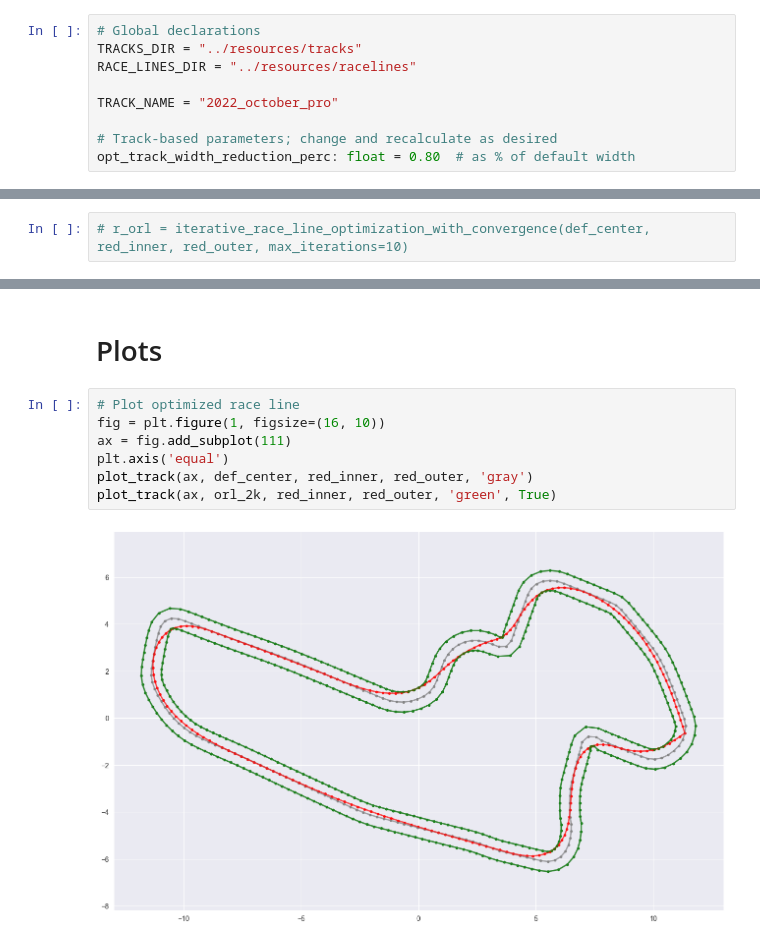
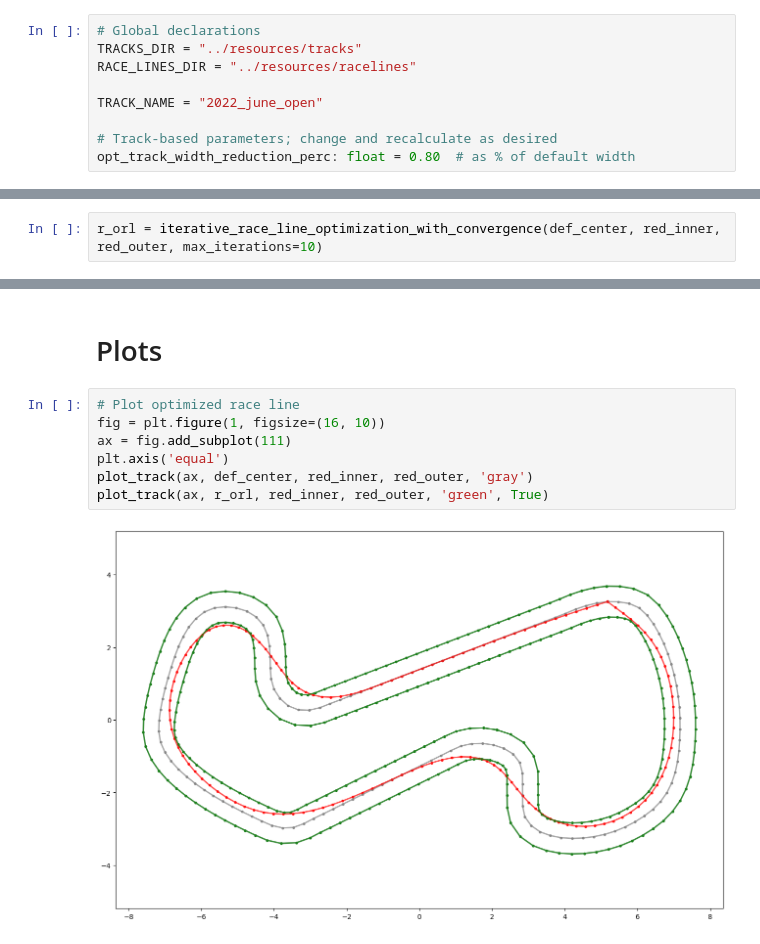
Before and after one commit to scscodes/dr2024, a Jupyter notebook: notebooks/Optimized_Race_Line.ipynb, the cells around one changed output, grey strips where cells are left out. Saved outputs shown, nothing was run; the diff lists cells and outputs as text.

```diff
--- a/notebooks/Optimized_Race_Line.ipynb
+++ b/notebooks/Optimized_Race_Line.ipynb
@@ -22,7 +22,7 @@ from shapely import LineString, Polygon, Point
 TRACKS_DIR = "../resources/tracks"
 RACE_LINES_DIR = "../resources/racelines"
 
-TRACK_NAME = "2022_october_pro"
+TRACK_NAME = "2022_june_open"
 
 # Track-based parameters; change and recalculate as desired
 opt_track_width_reduction_perc: float = 0.80  # as % of default width
@@ -409,4 +419,4 @@ def iterative_race_line_optimization_with_convergence(initial_line, inner_border
     print(f"Percentage Change: {(optimized_length - original_length) / original_length * 100:.2f}%")
     return current_line
 # %%
-# r_orl = iterative_race_line_optimization_with_convergence(def_center, red_inner, red_outer, max_iterations=10)
+r_orl = iterative_race_line_optimization_with_convergence(def_center, red_inner, red_outer, max_iterations=10)
@@ -423,12 +438,12 @@ def iterative_race_line_optimization_with_convergence(initial_line, inner_border
 # %%
 # Plot optimized race line
 fig = plt.figure(1, figsize=(16, 10))
 ax = fig.add_subplot(111)
 plt.axis('equal')
 plot_track(ax, def_center, red_inner, red_outer, 'gray')
-plot_track(ax, orl_2k, red_inner, red_outer, 'green', True)
+plot_track(ax, r_orl, red_inner, red_outer, 'green', True)
 # %% [output]
-[figure, old version]
+[figure, new version]
 # %%
  # Plot optimized race line
 fig = plt.figure(1, figsize=(16, 10))
```
Also changed, not shown: parts of 7 cells of this notebook, 9 other files.
